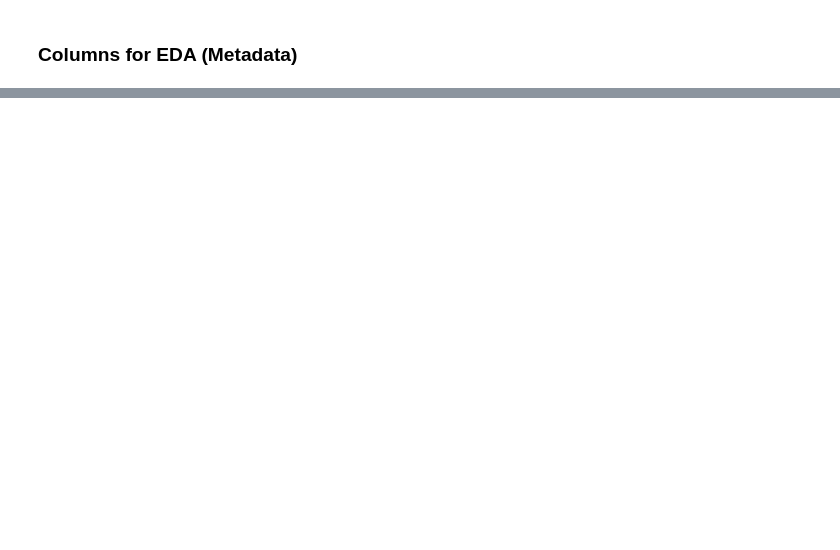
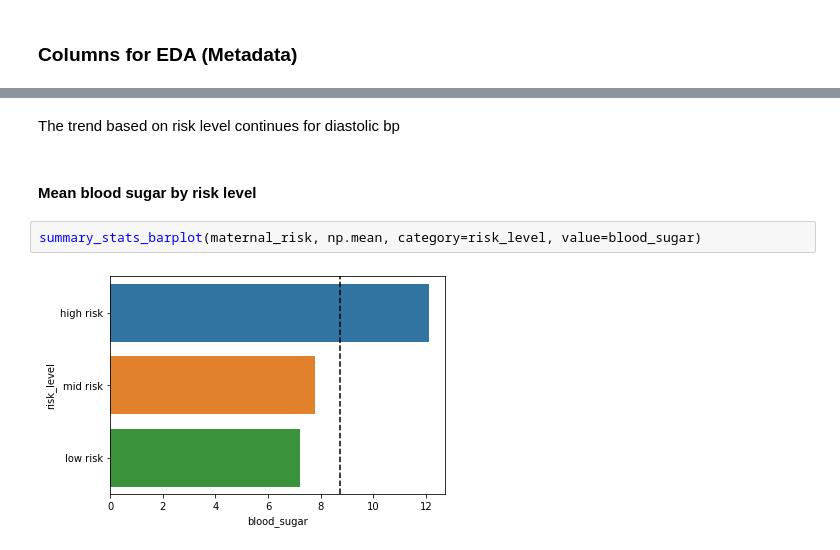
Before and after one commit to Fullcure3/maternal_risk, a Jupyter notebook: maternal_risk.ipynb, the cells around one changed output, grey strips where cells are left out. Cells and saved outputs as stored; diff of their text form; blank space fills up the shorter version.

```diff
--- a/maternal_risk.ipynb
+++ b/maternal_risk.ipynb
@@ -97,0 +144,8 @@ risk_level, ['high risk' 'low risk' 'mid risk'],
+# %% [markdown]
+The trend based on risk level continues for diastolic bp
+# %% [markdown]
+#### Mean blood sugar by risk level
+# %%
+summary_stats_barplot(maternal_risk, np.mean, category=risk_level, value=blood_sugar)
+# %% [output]
+[figure, added]
```
Also changed, not shown: parts of 40 cells of this notebook.
